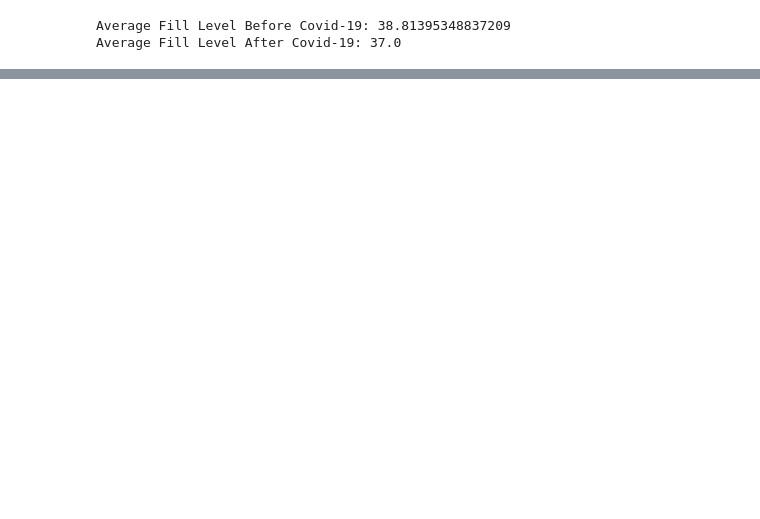
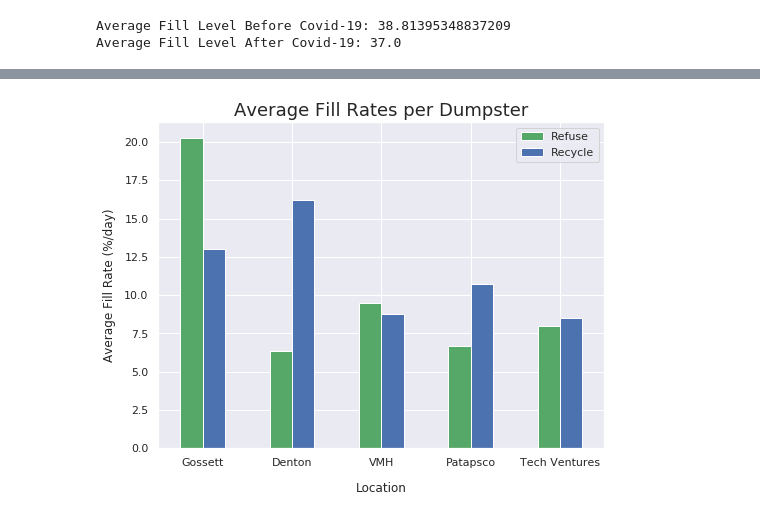
Before and after one commit to amodmathur/bmgt438a-project, a Jupyter notebook: analysis.ipynb, the cells around one changed output, grey strips where cells are left out. Cells and saved outputs as stored; diff of their text form; code cells hidden in the pictures; blank space fills up the shorter version.

Commit message:
fill rate graph

```diff
--- a/analysis.ipynb
+++ b/analysis.ipynb
@@ -26,0 +73,14 @@ def get_unix_time(unformatted_time):
+# %%
+# Graph of average fill rates (from dumpster_fill_rates.csv)
+trash_rates = [20.29, 6.35, 9.51, 6.71, 7.96]
+recycle_rates = [13.04, 16.19, 8.78, 10.75, 8.5]
+locations = ['Gossett', 'Denton', 'VMH', 'Patapsco', 'Tech Ventures']
+
+fill_rate_df = pd.DataFrame({'Refuse': trash_rates, 'Recycle': recycle_rates}, index=locations)
+
+bar_graph = fill_rate_df.plot.bar(rot=0, figsize=(8,6), color=['g', 'b'])
+bar_graph.set_xlabel("Location", labelpad=14)
+bar_graph.set_ylabel("Average Fill Rate (%/day)", labelpad=8)
+bar_graph.set_title("Average Fill Rates per Dumpster", size=18);
+# %% [output]
+[figure, added]
```
Also changed, not shown: parts of 3 cells of this notebook, 2 other files.
